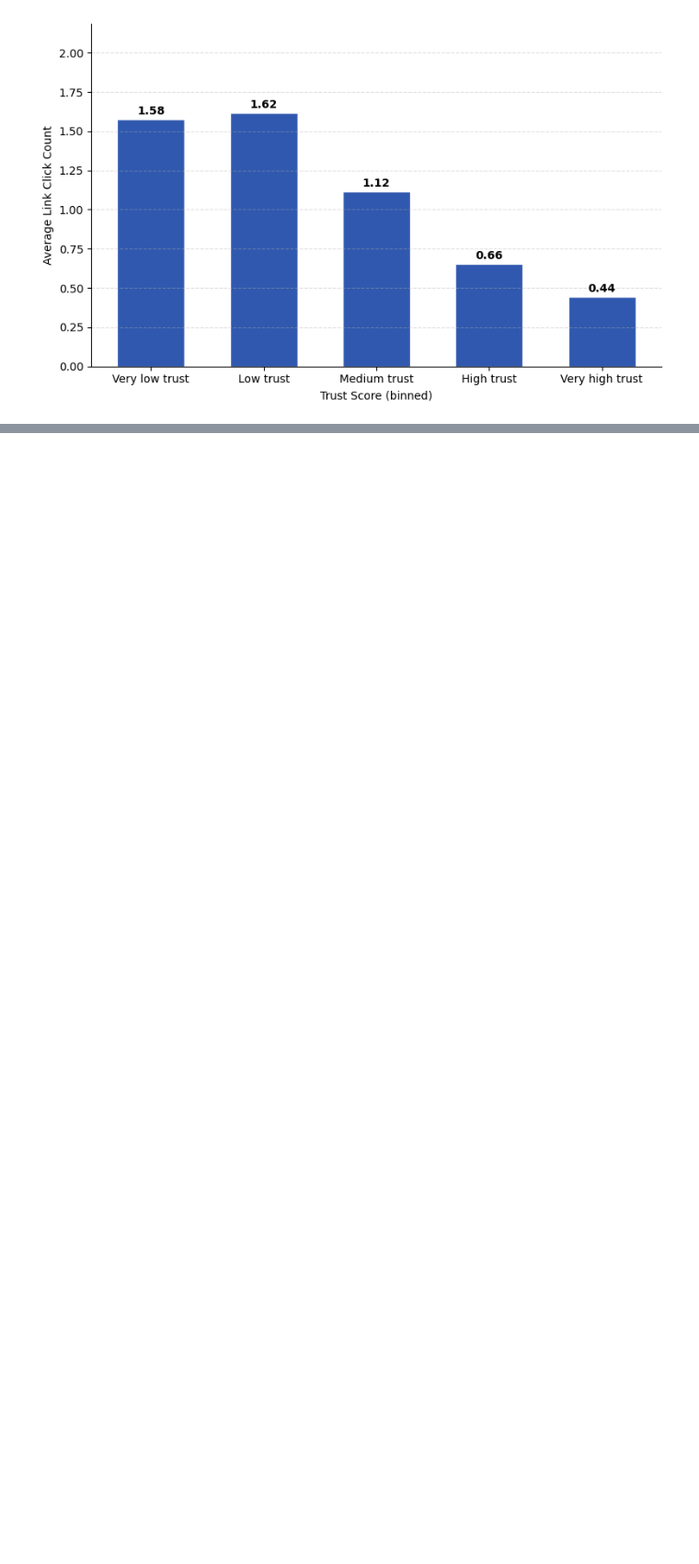
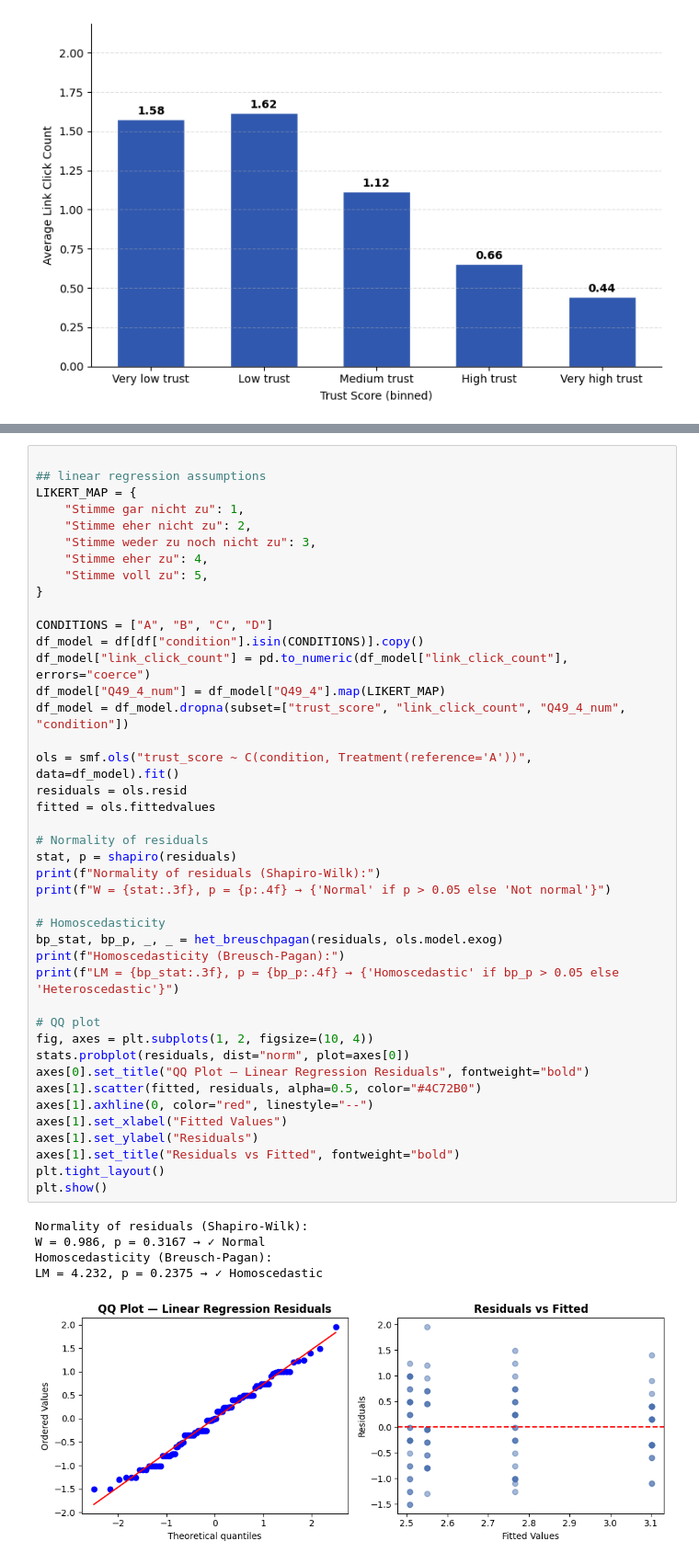
Before and after one commit to emmabosz/master_thesis, a Jupyter notebook: survey_analysis.ipynb, the cells around one changed output, grey strips where cells are left out. Shown at 92% size. Drawn from its saved outputs; the diff is of its cells as text; blank space fills up the shorter version.

```diff
--- a/survey_analysis.ipynb
+++ b/survey_analysis.ipynb
@@ -698,0 +711,48 @@ plt.show()
+# %%
+
+## linear regression assumptions
+LIKERT_MAP = {
+    "Stimme gar nicht zu": 1,
+    "Stimme eher nicht zu": 2,
+    "Stimme weder zu noch nicht zu": 3,
+    "Stimme eher zu": 4,
+    "Stimme voll zu": 5,
+}
+
+CONDITIONS = ["A", "B", "C", "D"]
+df_model = df[df["condition"].isin(CONDITIONS)].copy()
+df_model["link_click_count"] = pd.to_numeric(df_model["link_click_count"], errors="coerce")
+df_model["Q49_4_num"] = df_model["Q49_4"].map(LIKERT_MAP)
+df_model = df_model.dropna(subset=["trust_score", "link_click_count", "Q49_4_num", "condition"])
+
+ols = smf.ols("trust_score ~ C(condition, Treatment(reference='A'))", data=df_model).fit()
+residuals = ols.resid
+fitted = ols.fittedvalues
+
+# Normality of residuals
+stat, p = shapiro(residuals)
+print(f"Normality of residuals (Shapiro-Wilk):")
+print(f"W = {stat:.3f}, p = {p:.4f} → {'Normal' if p > 0.05 else 'Not normal'}")
+
+# Homoscedasticity
+bp_stat, bp_p, _, _ = het_breuschpagan(residuals, ols.model.exog)
+print(f"Homoscedasticity (Breusch-Pagan):")
+print(f"LM = {bp_stat:.3f}, p = {bp_p:.4f} → {'Homoscedastic' if bp_p > 0.05 else 'Heteroscedastic'}")
+
+# QQ plot
+fig, axes = plt.subplots(1, 2, figsize=(10, 4))
+stats.probplot(residuals, dist="norm", plot=axes[0])
+axes[0].set_title("QQ Plot — Linear Regression Residuals", fontweight="bold")
+axes[1].scatter(fitted, residuals, alpha=0.5, color="#4C72B0")
+axes[1].axhline(0, color="red", linestyle="--")
+axes[1].set_xlabel("Fitted Values")
+axes[1].set_ylabel("Residuals")
+axes[1].set_title("Residuals vs Fitted", fontweight="bold")
+plt.tight_layout()
+plt.show()
+# %% [output]
+Normality of residuals (Shapiro-Wilk):
+W = 0.986, p = 0.3167 → ✓ Normal
+Homoscedasticity (Breusch-Pagan):
+LM = 4.232, p = 0.2375 → ✓ Homoscedastic
+[figure, added]
```
Also changed, not shown: parts of 6 cells of this notebook, 2 other files.
